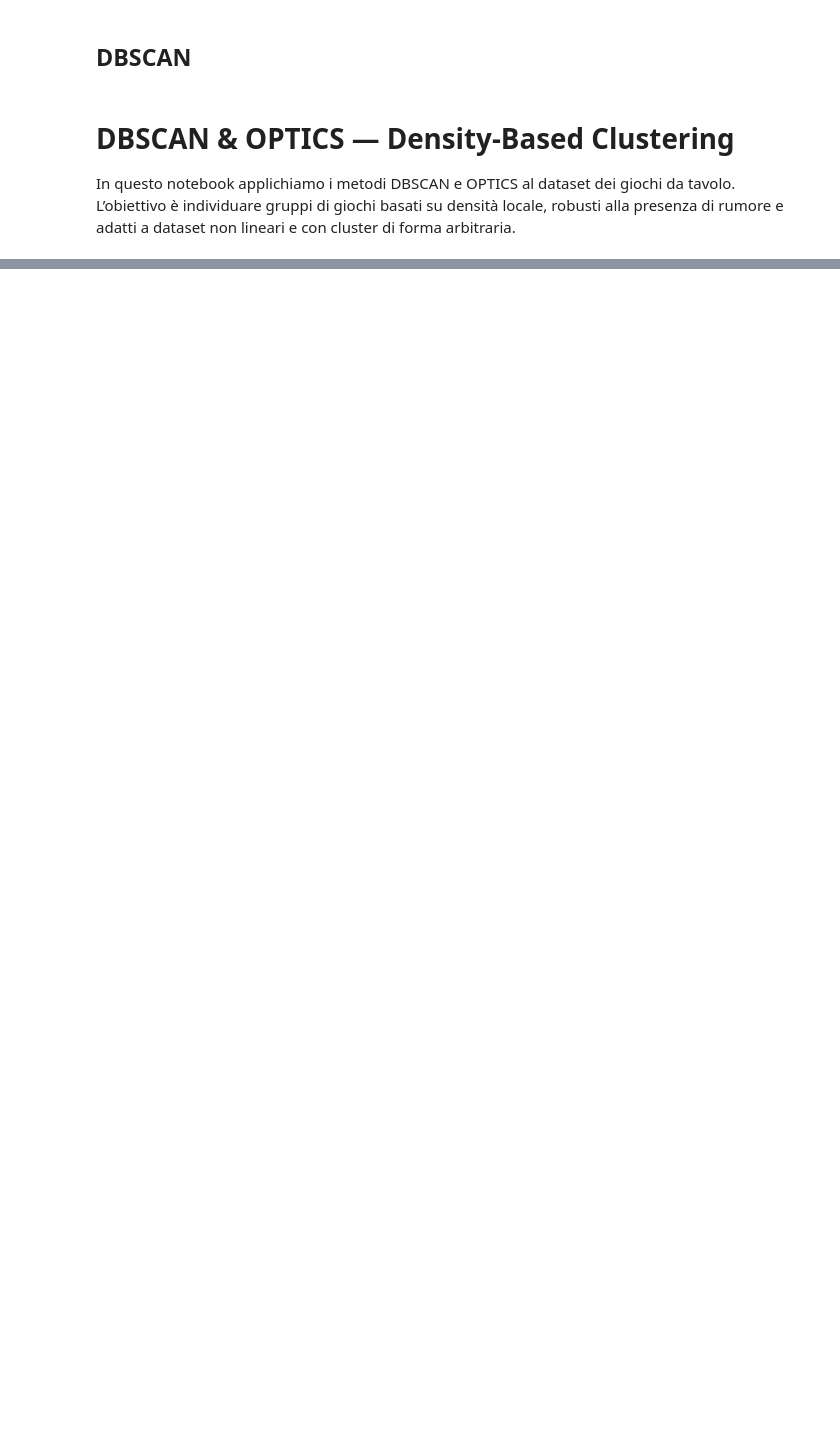
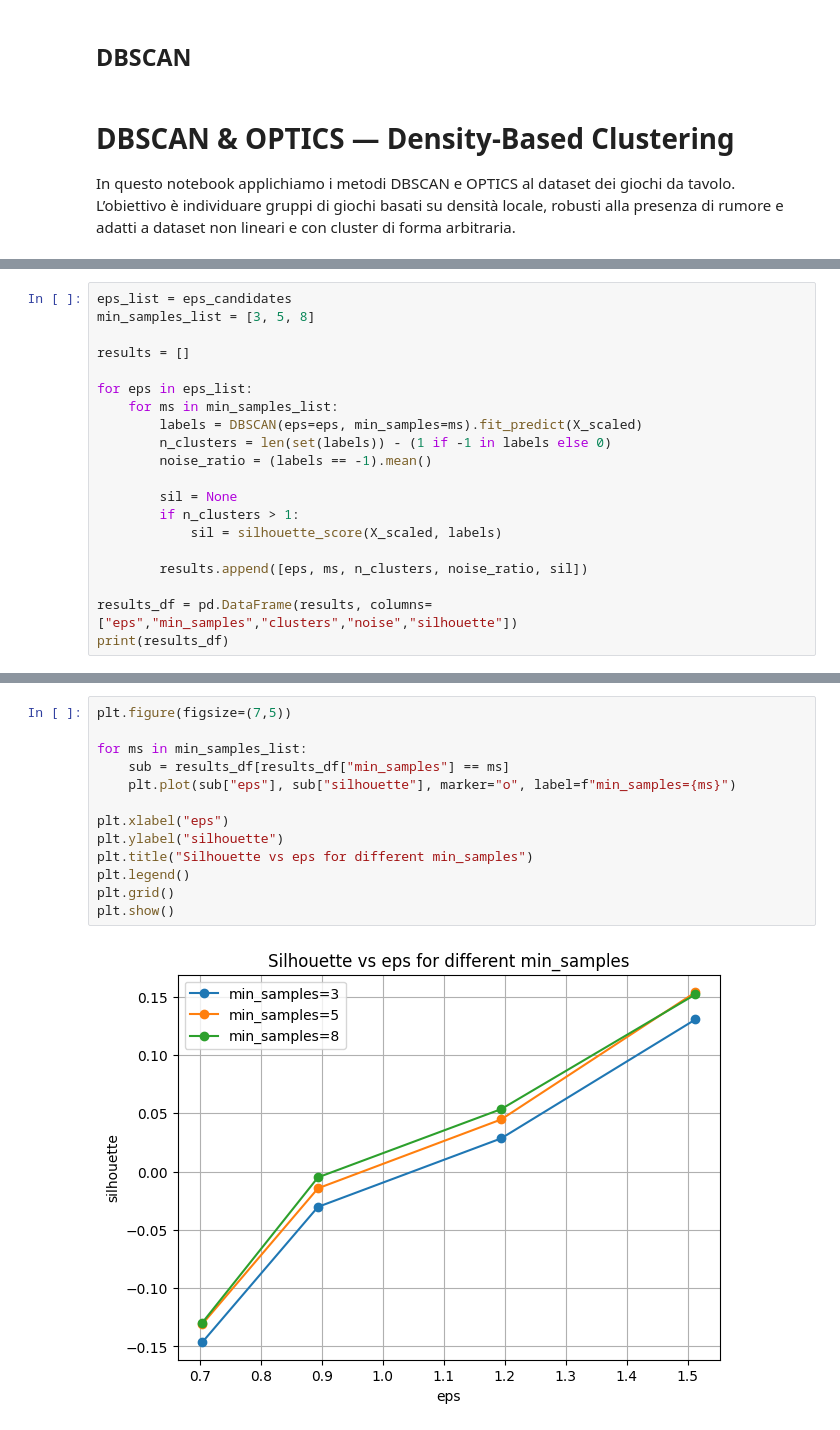
Before and after one commit to leopasq24/DataMining, a Jupyter notebook: dbscan_optics_clustering.ipynb, the cells around one changed output, grey strips where cells are left out. Saved outputs shown, nothing was run; the diff lists cells and outputs as text; blank space fills up the shorter version.

```diff
--- a/dbscan_optics_clustering.ipynb
+++ b/dbscan_optics_clustering.ipynb
@@ -726,0 +56,20 @@ Cluster
+# %%
+eps_list = eps_candidates
+min_samples_list = [3, 5, 8]
+
+results = []
+
+for eps in eps_list:
+    for ms in min_samples_list:
+        labels = DBSCAN(eps=eps, min_samples=ms).fit_predict(X_scaled)
+        n_clusters = len(set(labels)) - (1 if -1 in labels else 0)
+        noise_ratio = (labels == -1).mean()
+
+        sil = None
+        if n_clusters > 1:
+            sil = silhouette_score(X_scaled, labels)
+
+        results.append([eps, ms, n_clusters, noise_ratio, sil])
+
+results_df = pd.DataFrame(results, columns=["eps","min_samples","clusters","noise","silhouette"])
+print(results_df)
@@ -726,0 +90,15 @@ Cluster
+# %%
+plt.figure(figsize=(7,5))
+
+for ms in min_samples_list:
+    sub = results_df[results_df["min_samples"] == ms]
+    plt.plot(sub["eps"], sub["silhouette"], marker="o", label=f"min_samples={ms}")
+
+plt.xlabel("eps")
+plt.ylabel("silhouette")
+plt.title("Silhouette vs eps for different min_samples")
+plt.legend()
+plt.grid()
+plt.show()
+# %% [output]
+[figure, added]
```
Also changed, not shown: parts of 18 cells of this notebook.
